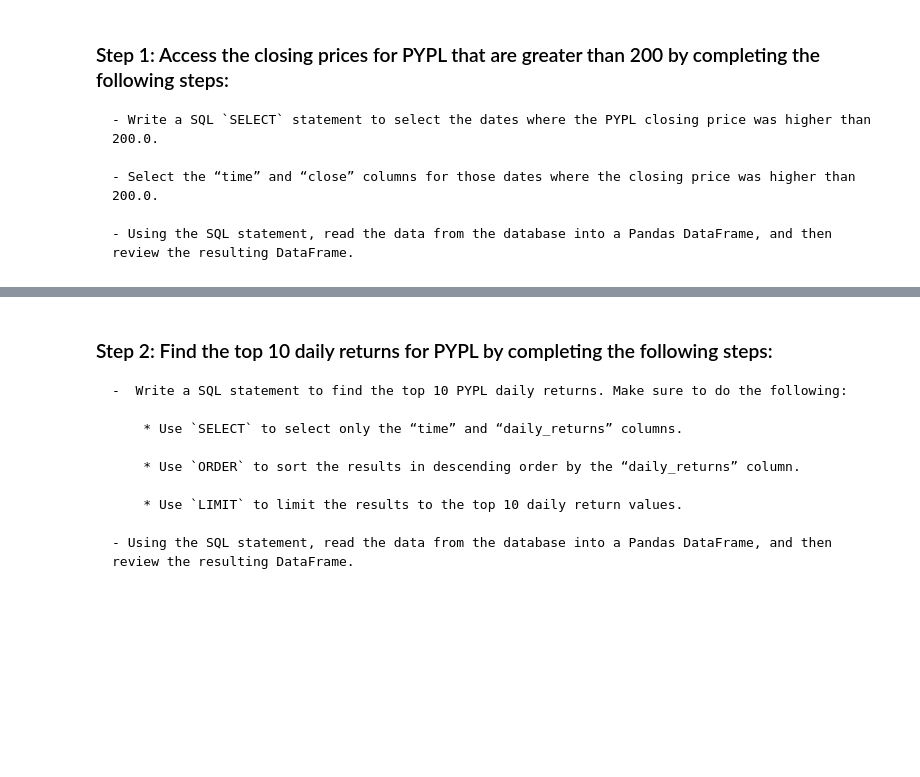
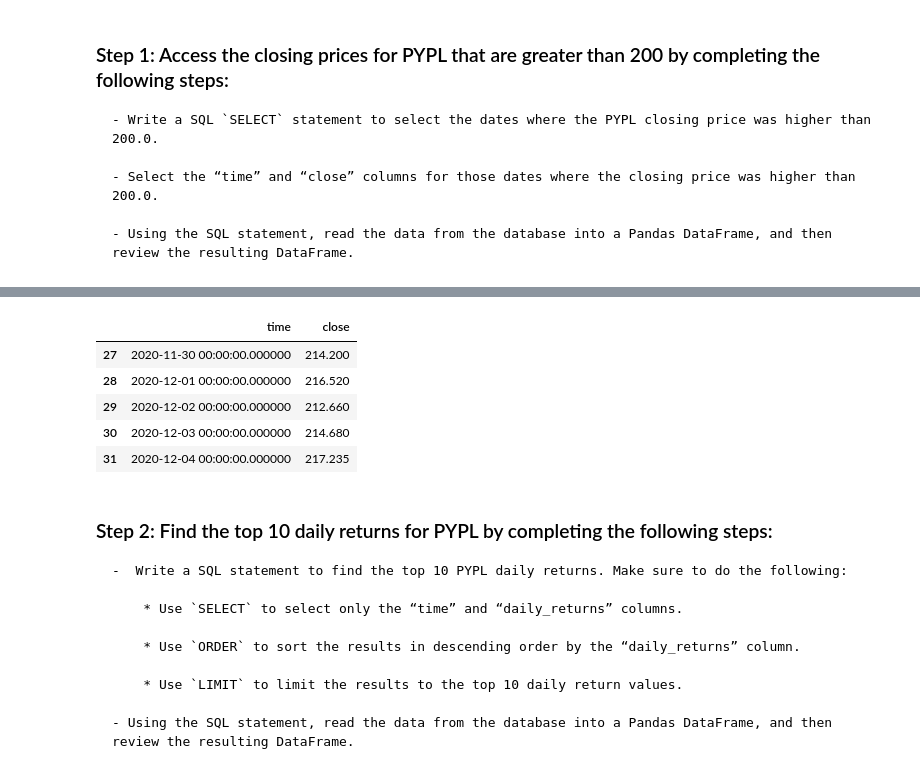
Before and after one commit to danenbm/fintech-m7-etf-analyzer, a Jupyter notebook: etf_analyzer.ipynb, the cells around one changed output, grey strips where cells are left out. Drawn from its saved outputs; the diff is of its cells as text; code cells hidden in the pictures; blank space fills up the shorter version.

```diff
--- a/etf_analyzer.ipynb
+++ b/etf_analyzer.ipynb
@@ -280,3 +293,13 @@ pypl_higher_than_200 = # YOUR CODE HERE
+# %%
+# View the last 5 rows of the DataFrame.
+pypl_higher_than_200.tail()
+# %% [output]
+|  | time | close |
+| 27 | 2020-11-30 00:00:00.000000 | 214.200 |
+| 28 | 2020-12-01 00:00:00.000000 | 216.520 |
+| 29 | 2020-12-02 00:00:00.000000 | 212.660 |
+| 30 | 2020-12-03 00:00:00.000000 | 214.680 |
+| 31 | 2020-12-04 00:00:00.000000 | 217.235 |
 # %% [markdown]
 ### Step 2: Find the top 10 daily returns for PYPL by completing the following steps:
 
```
Also changed, not shown: parts of 3 cells of this notebook.
